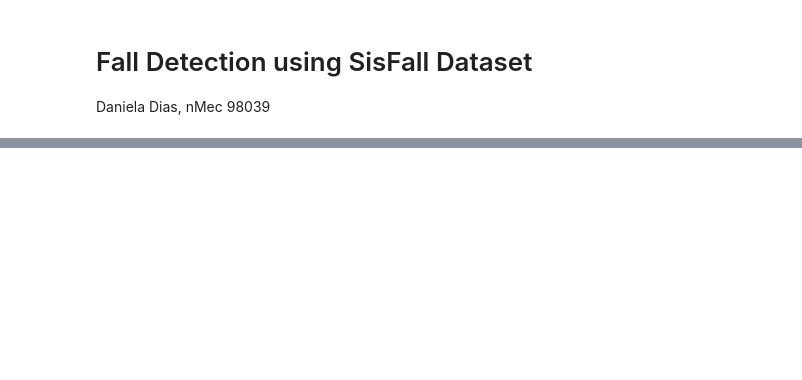
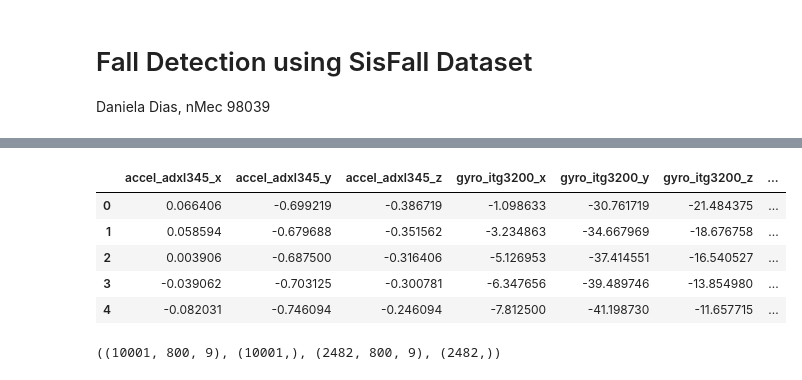
Before and after one commit to Danielar0w0/CAA, a Jupyter notebook: deep_learning/main.ipynb, the cells around one changed output, grey strips where cells are left out. Cells and saved outputs as stored; diff of their text form; code cells hidden in the pictures; blank space fills up the shorter version.

```diff
--- a/deep_learning/main.ipynb
+++ b/deep_learning/main.ipynb
@@ -100,0 +42,13 @@ plt.show()
+# %%
+# Load the dataset from CSV file
+sisfall_data = pd.read_csv('../reduced_sisfall_dataset.csv')
+# %%
+# Check the first few rows of the dataset
+sisfall_data.head()
+# %% [output]
+|  | accel_adxl345_x | accel_adxl345_y | accel_adxl345_z | gyro_itg3200_x | gyro_itg3200_y | gyro_itg3200_z | ... |
+| 0 | 0.066406 | -0.699219 | -0.386719 | -1.098633 | -30.761719 | -21.484375 | ... |
+| 1 | 0.058594 | -0.679688 | -0.351562 | -3.234863 | -34.667969 | -18.676758 | ... |
+| 2 | 0.003906 | -0.687500 | -0.316406 | -5.126953 | -37.414551 | -16.540527 | ... |
+| 3 | -0.039062 | -0.703125 | -0.300781 | -6.347656 | -39.489746 | -13.854980 | ... |
+| 4 | -0.082031 | -0.746094 | -0.246094 | -7.812500 | -41.198730 | -11.657715 | ... |
@@ -100,0 +110,5 @@ plt.show()
+# %%
+# Check the shape
+X_train.shape, y_train.shape, X_test.shape, y_test.shape
+# %% [output]
+((10001, 800, 9), (10001,), (2482, 800, 9), (2482,))
```
Also changed, not shown: parts of 62 cells of this notebook, 5 other files.
